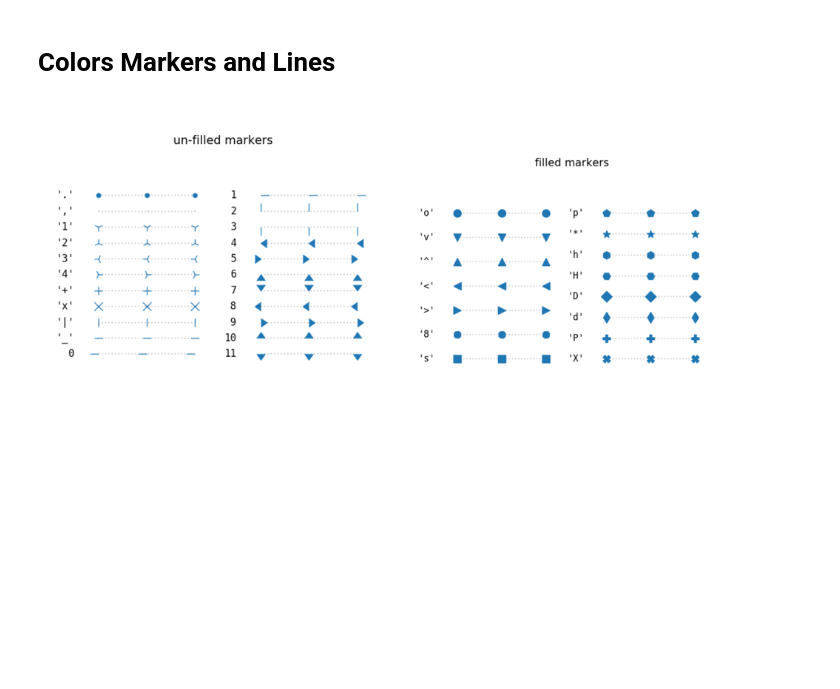
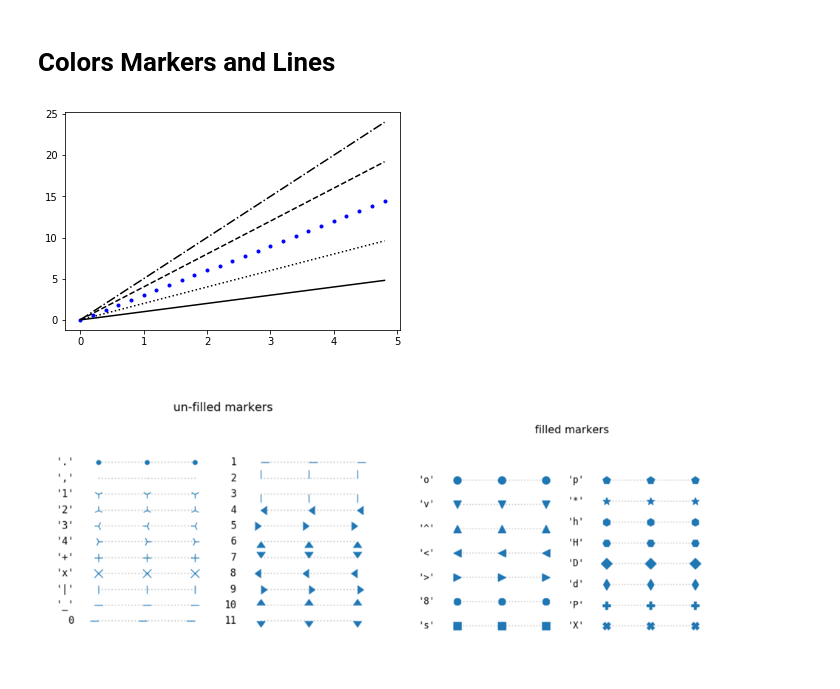
Before and after one commit to JeffreyILipton/ME480, a Jupyter notebook: JupyterNotebooks/Matricies and Plotting.ipynb, the cells around one changed output. Saved outputs shown, nothing was run; the diff lists cells and outputs as text; code cells hidden in the pictures; blank space fills up the shorter version.

```diff
--- a/JupyterNotebooks/Matricies and Plotting.ipynb
+++ b/JupyterNotebooks/Matricies and Plotting.ipynb
@@ -902,9 +933,11 @@ plt.show()
 # %%
 t = np.arange(0., 5., 0.2)
 
 # red dashes, blue squares and green triangles
-plt.plot(t, t, 'k-', t, 2*t, 'k:', t, 3*t, 'k.',t,4*t,'k--',t,5*t,'k-.')
+plt.plot(t, t, 'k-', t, 2*t, 'k:', t, 3*t, 'b.',t,4*t,'k--',t,5*t,'k-.')
 plt.show()
+# %% [output]
+[figure, added]
 # %% [markdown]
 ![image.png](attachment:image.png)
 # %% [markdown]
```
Also changed, not shown: parts of 35 cells of this notebook.
